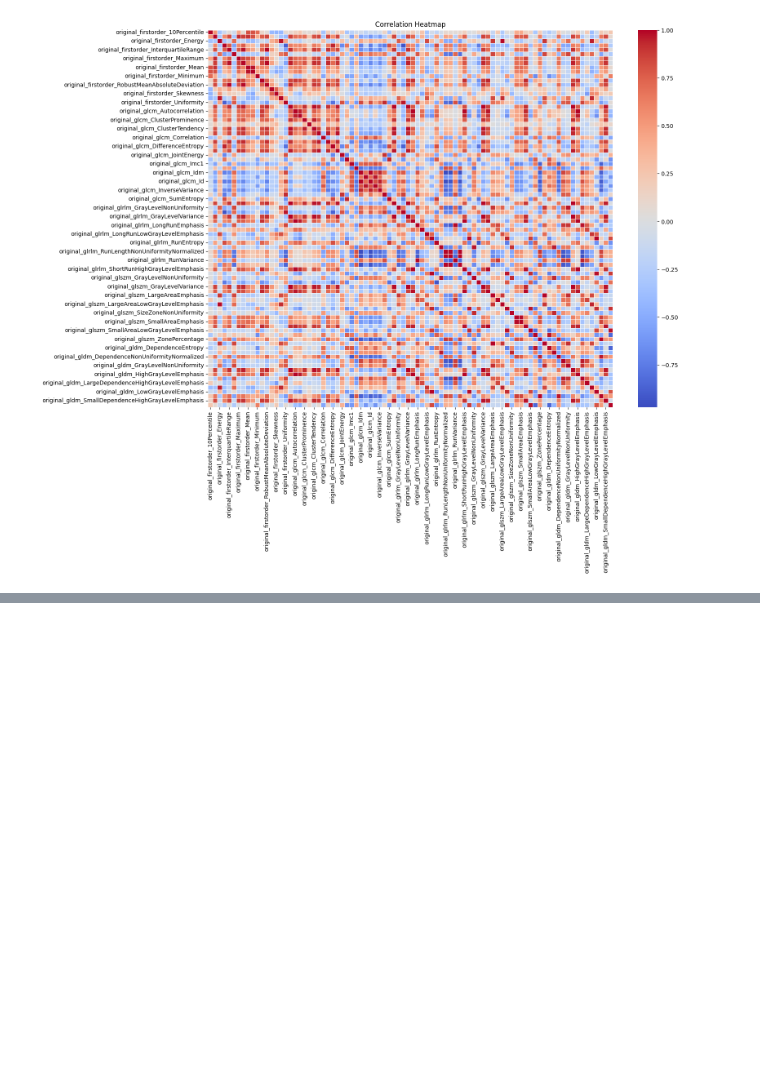
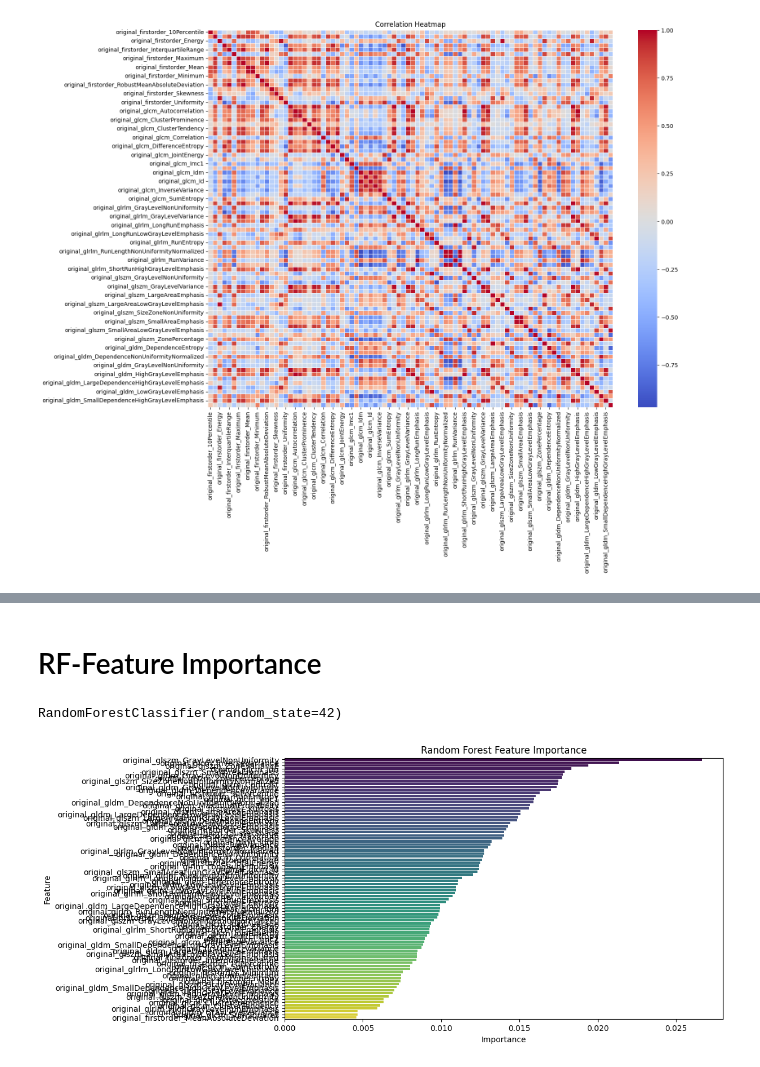
Before and after one commit to GaborinoS/Medical_image, a Jupyter notebook: feature_extraction.ipynb, the cells around one changed output, grey strips where cells are left out. Saved outputs shown, nothing was run; the diff lists cells and outputs as text; code cells hidden in the pictures; blank space fills up the shorter version.

Commit message:
rf feature importance

```diff
--- a/feature_extraction.ipynb
+++ b/feature_extraction.ipynb
@@ -49,0 +95,41 @@ plt.show()
+# %% [markdown]
+# RF-Feature Importance
+# %%
+df = pd.read_csv('git_extraction/DF_Radiomics_noduls_with_diagnose_train_data.csv')
+# %%
+# Select columns that start with 'diagnostics'
+diagnostics_columns = df.filter(like='diagnostics', axis=1)
+
+# Drop columns starting with 'diagnostics'
+df = df.drop(diagnostics_columns.columns, axis=1)
+# %%
+# split features and labels
+X_train = df.drop(['Patient', 'Node', 'Labels'], axis=1)
+y_train = df['Labels']
+# %%
+# Initialize the Random Forest Classifier
+rf_classifier = RandomForestClassifier(n_estimators=100, random_state=42)
+
+# Fit the model
+rf_classifier.fit(X_train, y_train)
+# %% [output]
+RandomForestClassifier(random_state=42)
+# %%
+# Get feature importances
+feature_importances = rf_classifier.feature_importances_
+
+# Create a DataFrame to display feature importances
+feature_importance_df = pd.DataFrame({'Feature': X_train.columns, 'Importance': feature_importances})
+
+# Sort the DataFrame by importance in descending order
+feature_importance_df = feature_importance_df.sort_values(by='Importance', ascending=False)
+
+# Plot the feature importances
+plt.figure(figsize=(10, 6))
+sns.barplot(x='Importance', y='Feature', hue='Feature', data=feature_importance_df, palette='viridis', legend=False)
+plt.title('Random Forest Feature Importance')
+plt.xlabel('Importance')
+plt.ylabel('Feature')
+plt.show()
+# %% [output]
+[figure, added]
```
Also changed, not shown: parts of 8 cells of this notebook.
